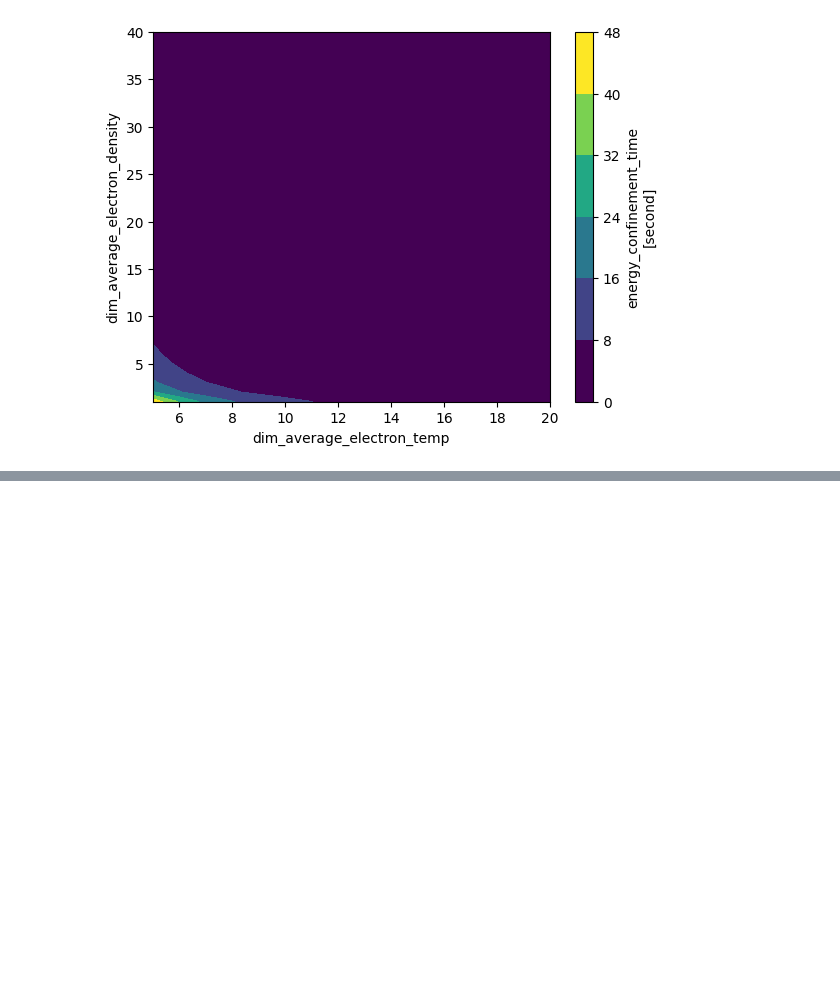
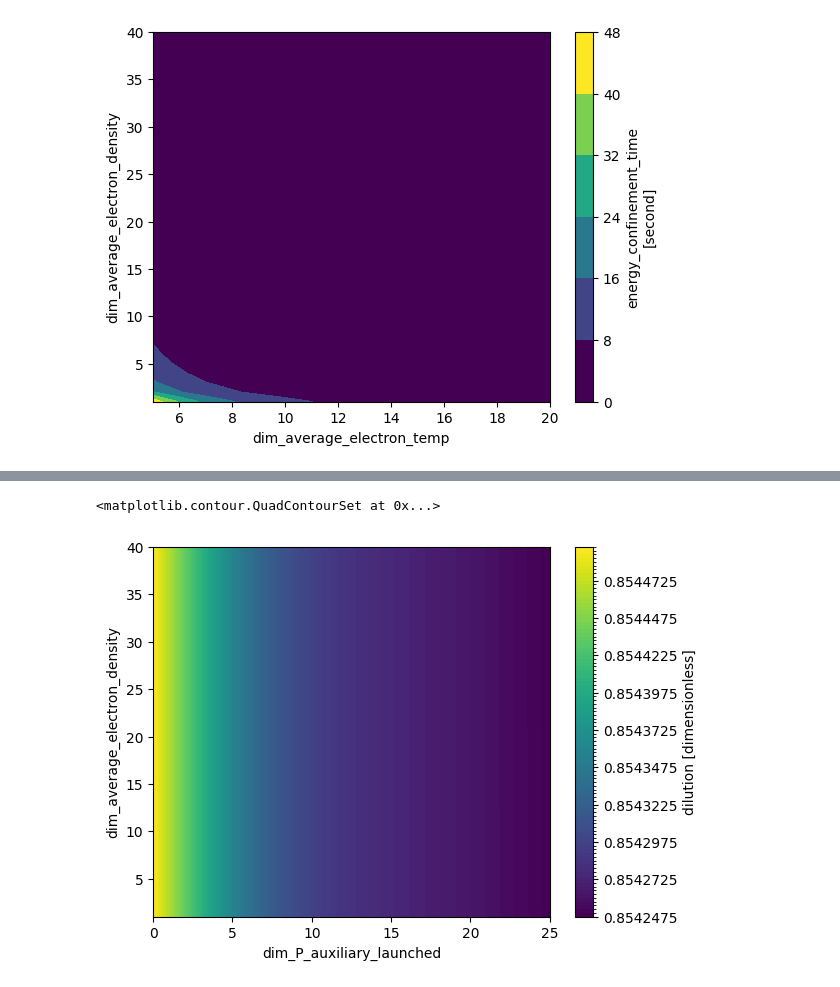
Before and after one commit to AudreySaltzman/cfspopcon, a Jupyter notebook: docs/doc_sources/Paux_ne_POPCON.ipynb, the cells around one changed output, grey strips where cells are left out. Saved outputs shown, nothing was run; the diff lists cells and outputs as text; code cells hidden in the pictures; blank space fills up the shorter version.

```diff
--- a/docs/doc_sources/Paux_ne_POPCON.ipynb
+++ b/docs/doc_sources/Paux_ne_POPCON.ipynb
@@ -191,0 +271,7 @@ ds_copy['plasma_stored_energy'].plot.contourf()
+# %%
+# ds['z_effective'].plot.contourf(levels = 100)
+# ds['summed_impurity_density'].plot.contourf(levels = 100)
+ds['dilution'].plot.contourf(levels = 100)
+# %% [output]
+<matplotlib.contour.QuadContourSet at 0x...>
+[figure, added]
```
Also changed, not shown: parts of 45 cells of this notebook.
